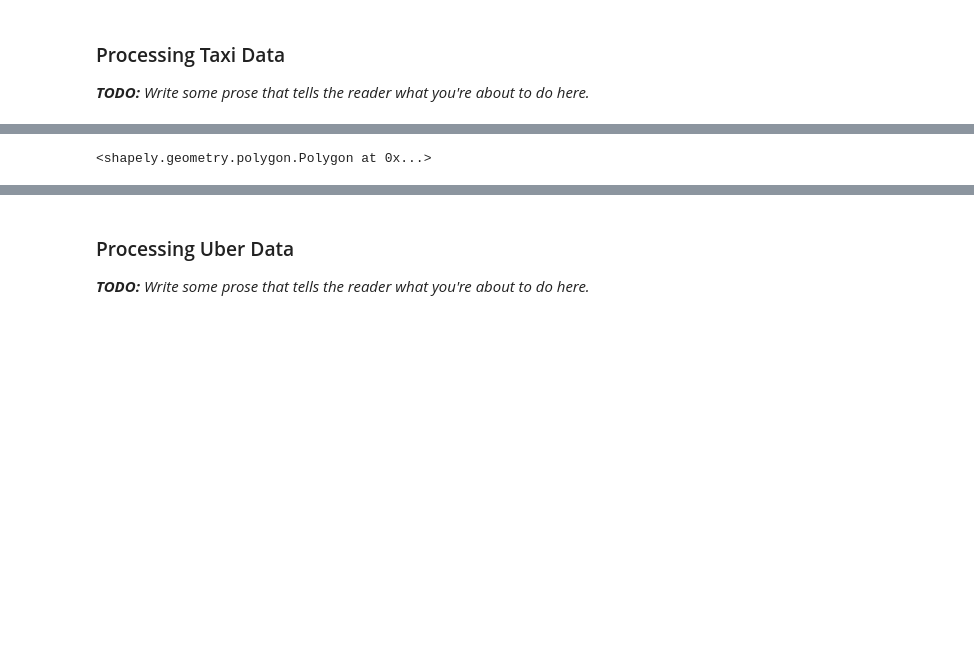
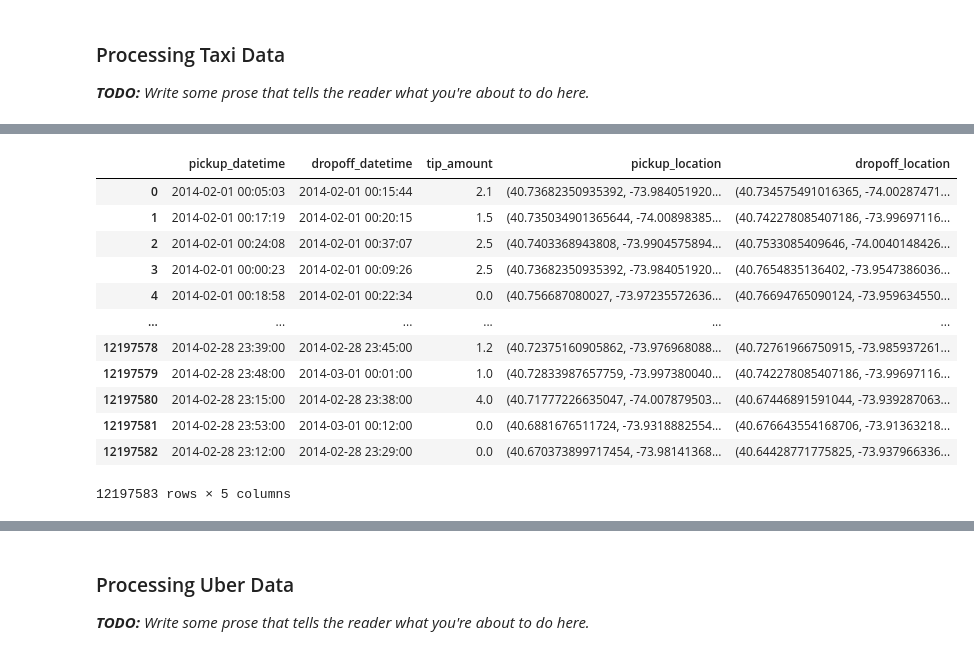
Before and after one commit to Yuchen-Duan/hired-rides-nyc-analysis, a Jupyter notebook: hired-rides-nyc-analysis.ipynb, the cells around one changed output, grey strips where cells are left out. Cells and saved outputs as stored; diff of their text form; code cells hidden in the pictures; blank space fills up the shorter version.

Commit message:
Add code for clean dataset with location ID

```diff
--- a/hired-rides-nyc-analysis.ipynb
+++ b/hired-rides-nyc-analysis.ipynb
@@ -319,3 +339,5 @@ def get_and_clean_month_taxi_data(url):
 # get_and_clean_month_taxi_data(find_taxi_parquet_urls()[0])
 # %% [output]
 [interactive output not drawn]
+# %%
+df = pd.read_parquet("yellow_tripdata_2014-02.parquet")
@@ -321,0 +346,28 @@ def get_and_clean_month_taxi_data(url):
+# %%
+# df_new = df[df["PULocationID"] != df["DOLocationID"]]
+# len(df_new)
+
+
+df = df[
+    [
+        "tpep_pickup_datetime",
+        "tpep_dropoff_datetime",
+        "PULocationID",
+        "DOLocationID",
+        "tip_amount",
+    ]
+]
+df = df[df["PULocationID"] != df["DOLocationID"]]
+df["pickup_location"] = df["PULocationID"].map(
+    gdf.set_index("LocationID")["location_coordinate"]
+)
+df["dropoff_location"] = df["DOLocationID"].map(
+    gdf.set_index("LocationID")["location_coordinate"]
+)
+df = df.drop(columns=["PULocationID", "DOLocationID"]).reset_index(drop=True)
+df = df.rename(
+    columns={
+        "tpep_pickup_datetime": "pickup_datetime",
+        "tpep_dropoff_datetime": "dropoff_datetime",
+    }
+)
@@ -322,9 +376,24 @@ def get_and_clean_month_taxi_data(url):
 # %%
 # Test geopandas pacakge
 
-gdf = geopandas.read_file("taxi_zones/taxi_zones.shp").to_crs(4326)
-lon = gdf["geometry"][0].centroid.x
-lat = gdf["geometry"][0].centroid.y
+# gdf = geopandas.read_file("taxi_zones/taxi_zones.shp").to_crs(4326)
+# lon = gdf["geometry"][0].centroid.x
+# lat = gdf["geometry"][0].centroid.y
+
+
+df
 # %% [output]
+|  | pickup_datetime | dropoff_datetime | tip_amount | pickup_location | dropoff_location |
+| 0 | 2014-02-01 00:05:03 | 2014-02-01 00:15:44 | 2.1 | (40.73682350935392, -73.984051920... | (40.734575491016365, -74.00287471... |
+| 1 | 2014-02-01 00:17:19 | 2014-02-01 00:20:15 | 1.5 | (40.735034901365644, -74.00898385... | (40.742278085407186, -73.99697116... |
+| 2 | 2014-02-01 00:24:08 | 2014-02-01 00:37:07 | 2.5 | (40.7403368943808, -73.9904575894... | (40.7533085409646, -74.0040148426... |
+| 3 | 2014-02-01 00:00:23 | 2014-02-01 00:09:26 | 2.5 | (40.73682350935392, -73.984051920... | (40.7654835136402, -73.9547386036... |
+| 4 | 2014-02-01 00:18:58 | 2014-02-01 00:22:34 | 0.0 | (40.756687080027, -73.97235572636... | (40.76694765090124, -73.959634550... |
+| ... | ... | ... | ... | ... | ... |
+| 12197578 | 2014-02-28 23:39:00 | 2014-02-28 23:45:00 | 1.2 | (40.72375160905862, -73.976968088... | (40.72761966750915, -73.985937261... |
+| 12197579 | 2014-02-28 23:48:00 | 2014-03-01 00:01:00 | 1.0 | (40.72833987657759, -73.997380040... | (40.742278085407186, -73.99697116... |
+| 12197580 | 2014-02-28 23:15:00 | 2014-02-28 23:38:00 | 4.0 | (40.71777226635047, -74.007879503... | (40.67446891591044, -73.939287063... |
+| 12197581 | 2014-02-28 23:53:00 | 2014-03-01 00:12:00 | 0.0 | (40.6881676511724, -73.9318882554... | (40.676643554168706, -73.91363218... |
+| 12197582 | 2014-02-28 23:12:00 | 2014-02-28 23:29:00 | 0.0 | (40.670373899717454, -73.98141368... | (40.64428771775825, -73.937966336... |
-<shapely.geometry.polygon.Polygon at 0x...>
+12197583 rows × 5 columns
 [interactive output not drawn]
```
Also changed, not shown: parts of 11 cells of this notebook.
